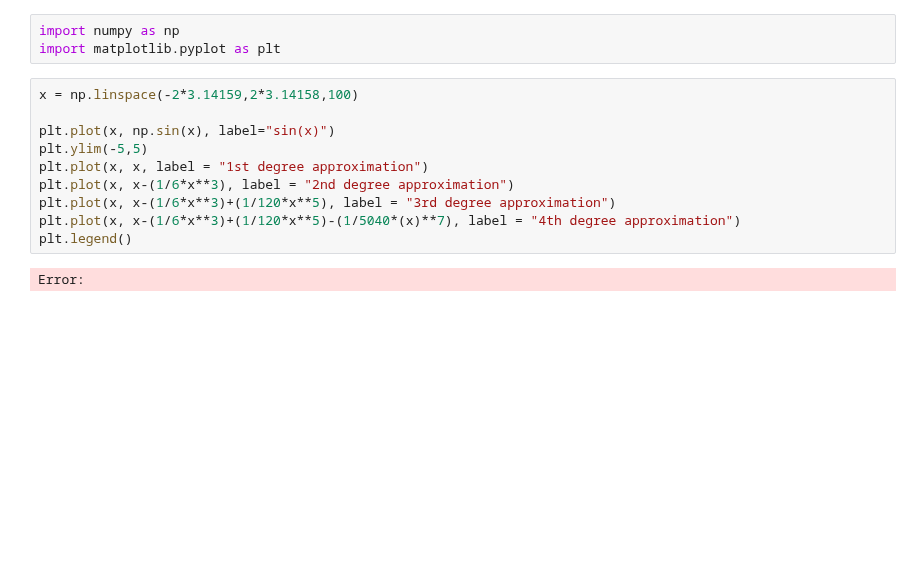
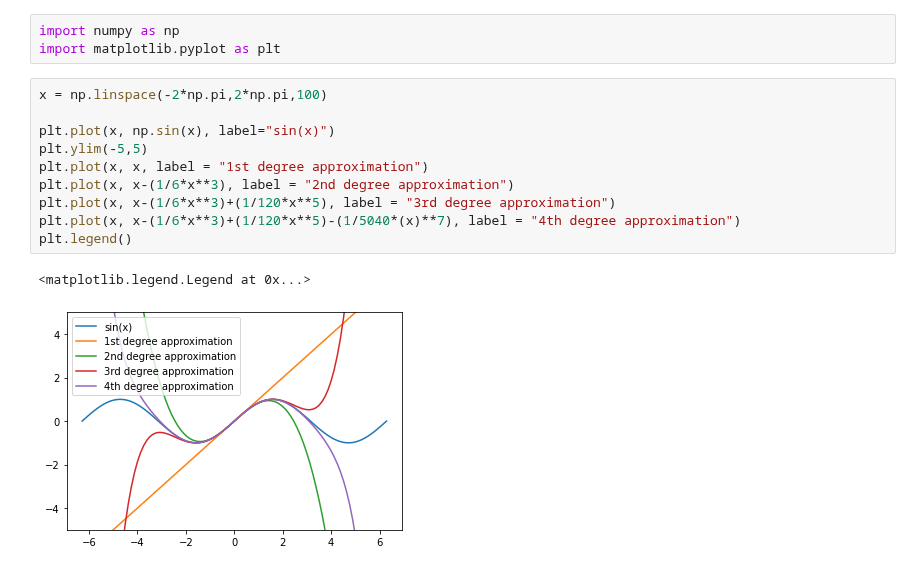
Before and after one commit to TeachBooks/mirror_mude_book, a Jupyter notebook: book/sandbox/1-5-NumericalMethods/3-taylor-series.ipynb, the cells around one changed output. Cells and saved outputs as stored; diff of their text form; blank space fills up the shorter version.

Commit message:
Sine graph included in Taylor Series doc.

```diff
--- a/book/sandbox/1-5-NumericalMethods/3-taylor-series.ipynb
+++ b/book/sandbox/1-5-NumericalMethods/3-taylor-series.ipynb
@@ -56,14 +56,15 @@ And how good are these approximations?
 import numpy as np
 import matplotlib.pyplot as plt
 # %%
-x = np.linspace(-2*3.14159,2*3.14158,100)
+x = np.linspace(-2*np.pi,2*np.pi,100)
 
 plt.plot(x, np.sin(x), label="sin(x)")
 plt.ylim(-5,5)
 plt.plot(x, x, label = "1st degree approximation")
 plt.plot(x, x-(1/6*x**3), label = "2nd degree approximation")
 plt.plot(x, x-(1/6*x**3)+(1/120*x**5), label = "3rd degree approximation")
 plt.plot(x, x-(1/6*x**3)+(1/120*x**5)-(1/5040*(x)**7), label = "4th degree approximation")
 plt.legend()
 # %% [output]
-Error:
+<matplotlib.legend.Legend at 0x...>
+[figure, added]
```
